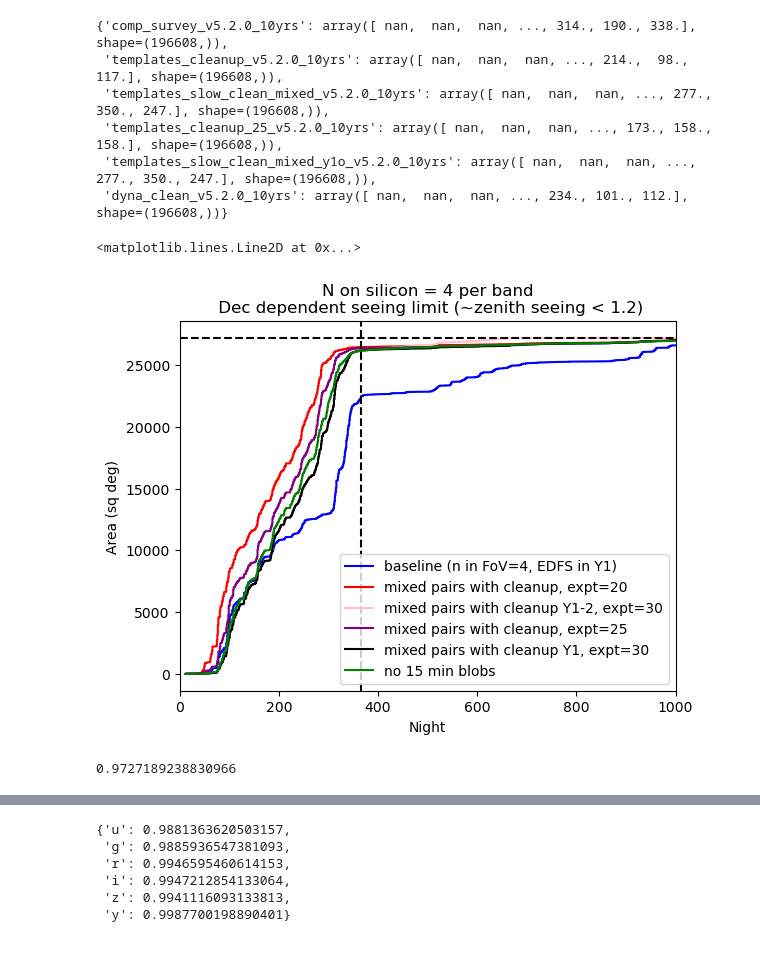
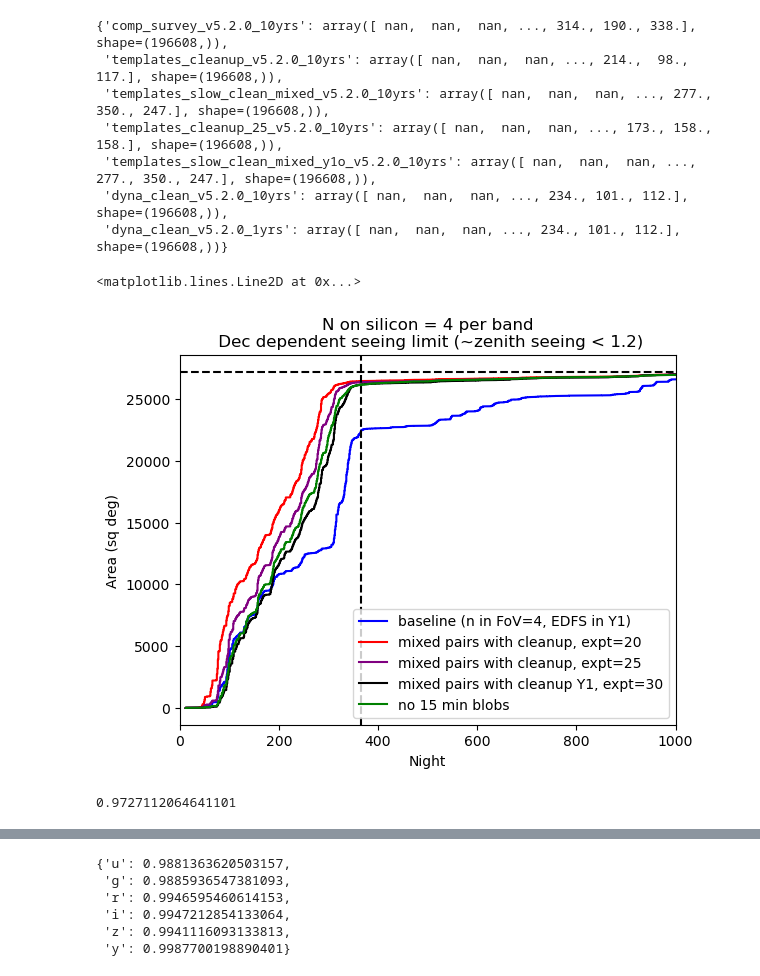
Before and after one commit to lsst-sims/sims_featureScheduler_runs5.2, a Jupyter notebook: comp_survey/template_time.ipynb, the cells around one changed output, grey strips where cells are left out. Cells and saved outputs as stored; diff of their text form; code cells hidden in the pictures.

```diff
--- a/comp_survey/template_time.ipynb
+++ b/comp_survey/template_time.ipynb
@@ -64,7 +64,8 @@ fwhm_template_max = 1.2
 class TemplateTime(maf.BaseMetric):
     def __init__(self, col="night", unit="MJD", name="TemplateTime",
                  bands='ugrizy', seeing_limit=1.2, nside=128, n_needed=6,
-    seeing_col="seeingFwhmEff", band_col="band", night_col="night", footprints=None):
+    seeing_col="seeingFwhmEff", band_col="band", night_col="night",
+                 mjd_col="observationStartMJD", footprints=None):
         super().__init__(col=col, unit=unit, name=name)
         self.seeing_limit = seeing_limit_by_dec(nside=nside, zenith_fwhm_limit=seeing_limit)
         if np.size(bands) == 1:
@@ -75,12 +76,13 @@ class TemplateTime(maf.BaseMetric):
         self.seeing_col = seeing_col
         self.band_col = band_col
         self.night_col = night_col
+        self.mjd_col = mjd_col
         self.n_needed = n_needed
         self.badval = np.nan
         self.footprints = footprints
 
     def __call__(self, visits, slice_point=None):
-        visits.sort(order=self.night_col)
+        visits.sort(order=self.mjd_col)
         seeing_limit = self.seeing_limit[slice_point["sid"]]
         night_maxes = []
 
@@ -97,7 +99,7 @@ class TemplateTime(maf.BaseMetric):
                 night_maxes.append(self.badval)
 
         if np.size(night_maxes) > 0:
-            result = np.nanmax(night_maxes)
+            result = np.max(night_maxes)
         else:
             result = self.badval
 
@@ -113,7 +115,8 @@ db_files = ["comp_survey_v5.2.0_10yrs.db",
            "../templates_slow_clean/templates_slow_clean_mixed_v5.2.0_10yrs.db",
            "../templates_cleanup/templates_cleanup_25_v5.2.0_10yrs.db",
            "../templates_slow_clean/templates_slow_clean_mixed_y1o_v5.2.0_10yrs.db",
-           "../dyna_clean/dyna_clean_v5.2.0_10yrs.db"]
+           "../dyna_clean/dyna_clean_v5.2.0_10yrs.db",
+           "../dyna_clean/dyna_clean_v5.2.0_1yrs.db"]
 arrays = {}
 infos = {}
 
@@ -174,41 +178,43 @@ arrays
  'templates_slow_clean_mixed_v5.2.0_10yrs': array([ nan,  nan,  nan, ..., 277., 350., 247.], shape=(196608,)),
  'templates_cleanup_25_v5.2.0_10yrs': array([ nan,  nan,  nan, ..., 173., 158., 158.], shape=(196608,)),
  'templates_slow_clean_mixed_y1o_v5.2.0_10yrs': array([ nan,  nan,  nan, ..., 277., 350., 247.], shape=(196608,)),
- 'dyna_clean_v5.2.0_10yrs': array([ nan,  nan,  nan, ..., 234., 101., 112.], shape=(196608,))}
+ 'dyna_clean_v5.2.0_10yrs': array([ nan,  nan,  nan, ..., 234., 101., 112.], shape=(196608,)),
+ 'dyna_clean_v5.2.0_1yrs': array([ nan,  nan,  nan, ..., 234., 101., 112.], shape=(196608,))}
 # %%
 fig, ax = plt.subplots()
 
 ar2label = {'comp_survey_v5.2.0_10yrs': "baseline (n in FoV=4, EDFS in Y1)",
             #'templates_decdep_v5.2.0_10yrs': "unpaired template (n=6)",
             #'templates_decpairs_v5.2.0_10yrs': "paired template (n=6)",
             # 'templates_decpairs_mixed_v5.2.0_10yrs': "mixed pairs (n=6)",
            #'templates_fast_mixed_v5.2.0_10yrs': "mixed pairs, expt=20s (n=6)",
             #'templates_fast_mixed2_v5.2.0_10yrs': "mixed pairs, expt=22s (n=6)",
             "templates_cleanup_v5.2.0_10yrs": "mixed pairs with cleanup, expt=20",
-           "templates_slow_clean_mixed_v5.2.0_10yrs": "mixed pairs with cleanup Y1-2, expt=30",
+           #"templates_slow_clean_mixed_v5.2.0_10yrs": "mixed pairs with cleanup Y1-2, expt=30",
            "templates_cleanup_25_v5.2.0_10yrs": "mixed pairs with cleanup, expt=25",
            "templates_slow_clean_mixed_y1o_v5.2.0_10yrs": "mixed pairs with cleanup Y1, expt=30",
-           "dyna_clean_v5.2.0_10yrs": "no 15 min blobs"}
+           "dyna_clean_v5.2.0_10yrs": "no 15 min blobs",}
+           #"dyna_clean_v5.2.0_1yrs": "check"}
 
-colors = ['blue', 'red','pink',  'purple', 'black', 'green']
+colors = ['blue', 'red',  'purple', 'black', 'green']
 
 for key,co in zip(ar2label, colors):
     ack = arrays[key] +0
     ack = np.sort(ack)
     ax.plot(ack, np.arange(ack.size)*hp.nside2pixarea(nside, degrees=True), label=ar2label[key], color=co)
 ax.set_xlim([0,1000])
 ax.set_xlabel("Night")
 ax.set_ylabel("Area (sq deg)")
 ax.set_title("N on silicon = %i per band\n Dec dependent seeing limit (~zenith seeing < 1.2)" % n_needed)
 leg = ax.legend()
 ax.axvline(x=365, linestyle="--", color="k")
 ax.axhline(y=fp_area, linestyle="--", color="k")
 # %% [output]
 <matplotlib.lines.Line2D at 0x...>
-[figure, old version]
+[figure, new version]
 # %%
 n_y1 = np.where((arrays["templates_cleanup_v5.2.0_10yrs"] < 366) & (n_bands > 0) )[0].size
 n_tot = np.sum(n_bands > 0)
 print(n_y1/n_tot)
 # %% [output]
-0.9727189238830966
+0.9727112064641101
```
Also changed, not shown: parts of 5 cells of this notebook.
